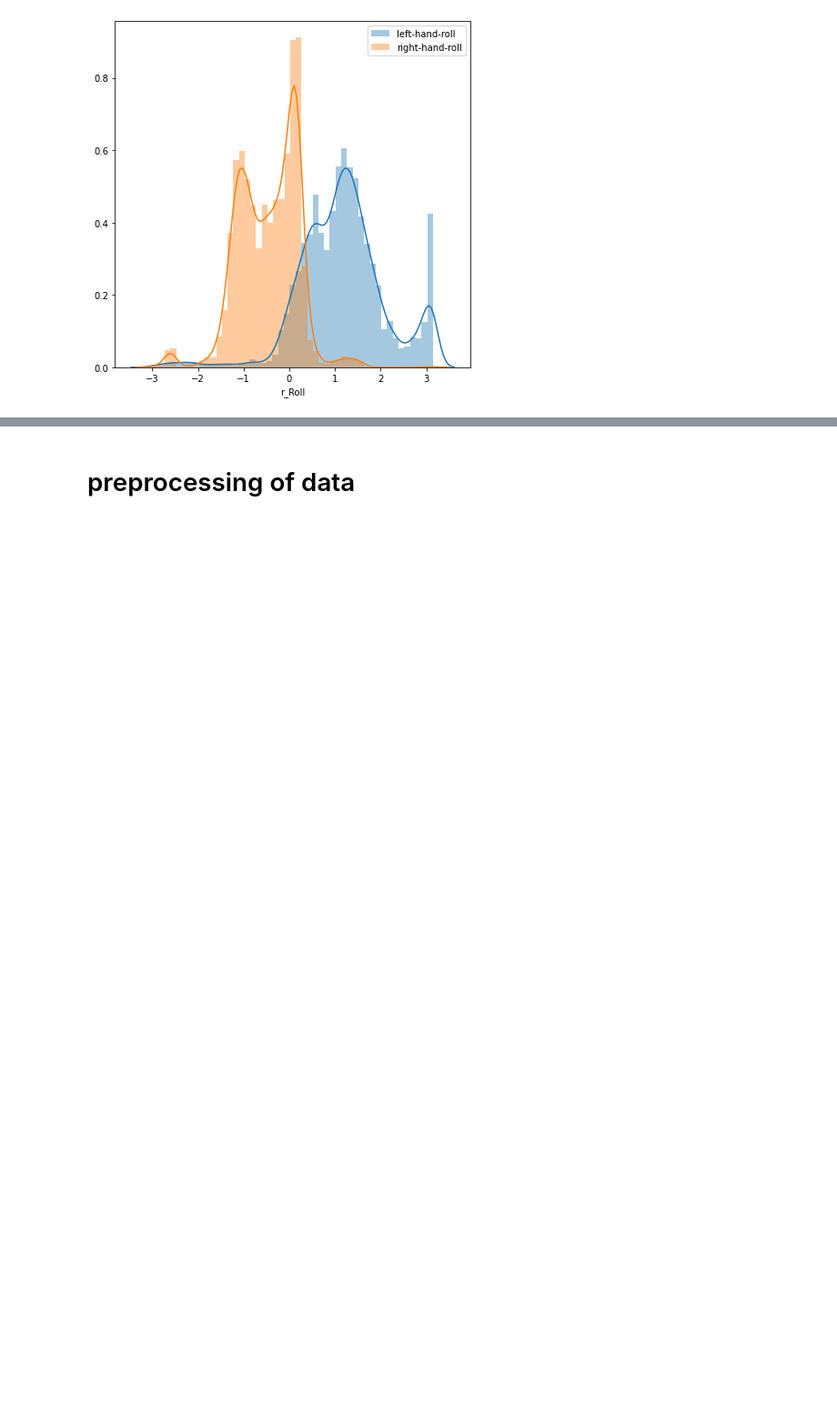
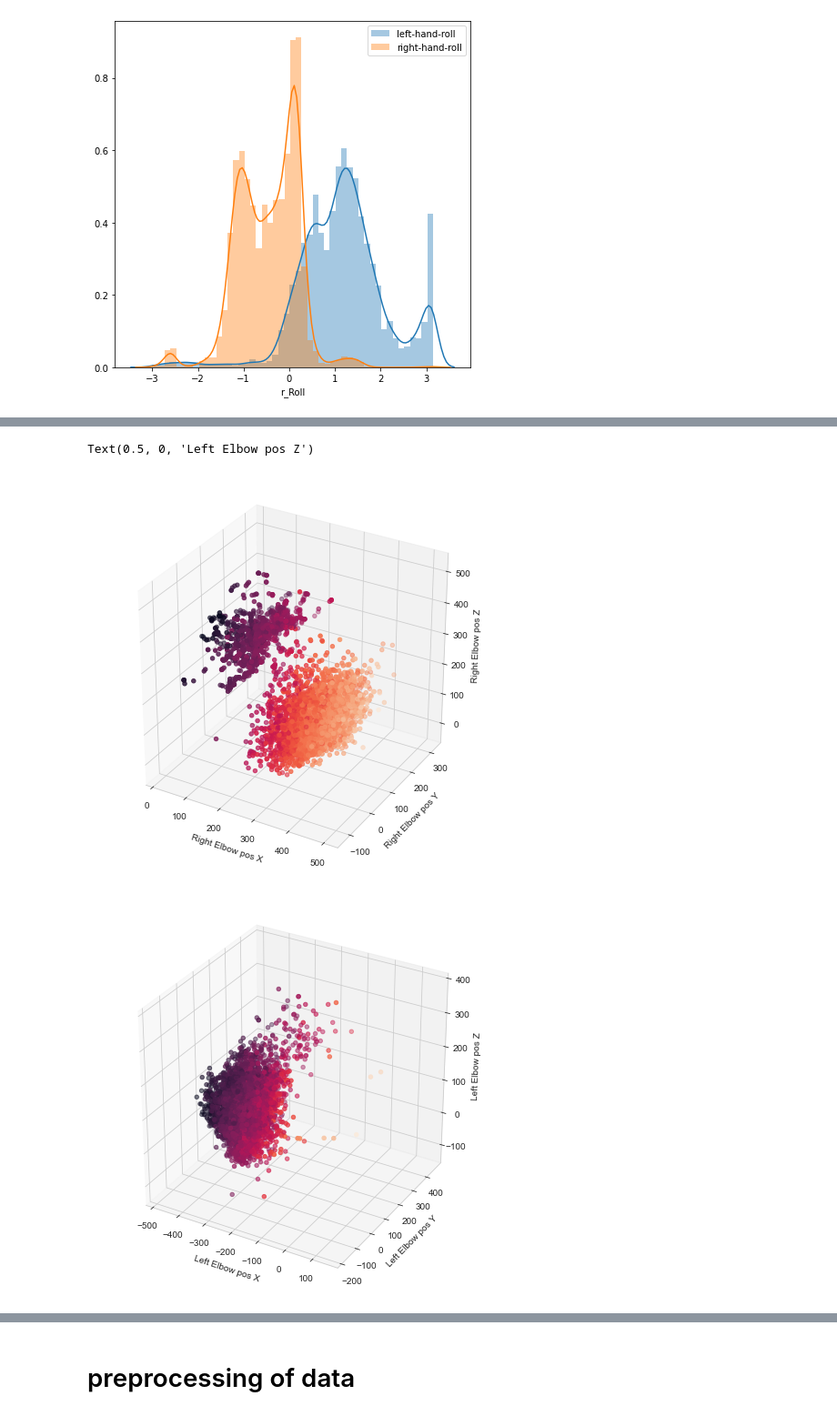
Before and after one commit to TaliaSeada/Data-Science-Research, a Jupyter notebook: Harnessing Machine Learning for interpersonal physical alignment.ipynb, the cells around one changed output, grey strips where cells are left out. Shown at 91% size. Drawn from its saved outputs; the diff is of its cells as text; code cells hidden in the pictures; blank space fills up the shorter version.

```diff
--- a/Harnessing Machine Learning for interpersonal physical alignment.ipynb
+++ b/Harnessing Machine Learning for interpersonal physical alignment.ipynb
@@ -455,0 +513,26 @@ plt.show()
+# %%
+sns.set_style("whitegrid", {'axes.grid' : False})
+
+fig1 = plt.figure(figsize=(6,6))
+ax = Axes3D(fig1)
+x1 = train_df['r_Elbow pos X']
+y1 = train_df['r_Elbow Pos Y']
+z1 = train_df['r_Elbow Pos Z']
+ax.scatter(x1, y1, z1, c=x1, marker='o')
+ax.set_xlabel('Right Elbow pos X')
+ax.set_ylabel('Right Elbow pos Y')
+ax.set_zlabel('Right Elbow pos Z')
+
+fig2 = plt.figure(figsize=(6,6))
+ax = Axes3D(fig2)
+x2 = train_df['l_Elbow pos X']
+y2 = train_df['l_Elbow Pos Y']
+z2 = train_df['l_Elbow Pos Z']
+ax.scatter(x2, y2, z2, c=x2, marker='o')
+ax.set_xlabel('Left Elbow pos X')
+ax.set_ylabel('Left Elbow pos Y')
+ax.set_zlabel('Left Elbow pos Z')
+# %% [output]
+Text(0.5, 0, 'Left Elbow pos Z')
+[figure, added]
+[figure, added]
```
Also changed, not shown: parts of 8 cells of this notebook.
